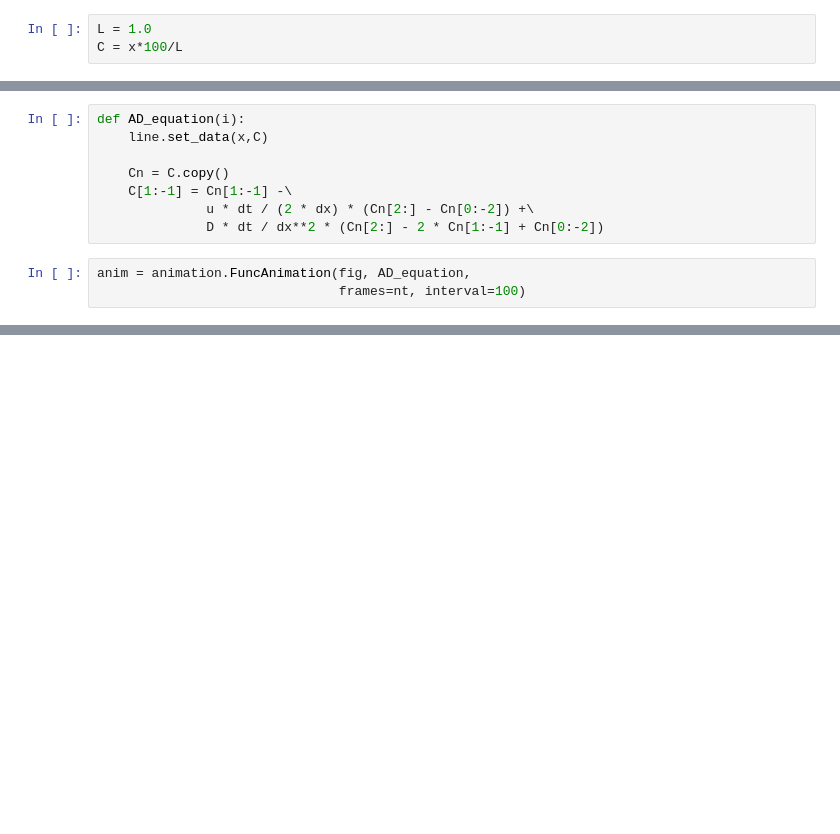
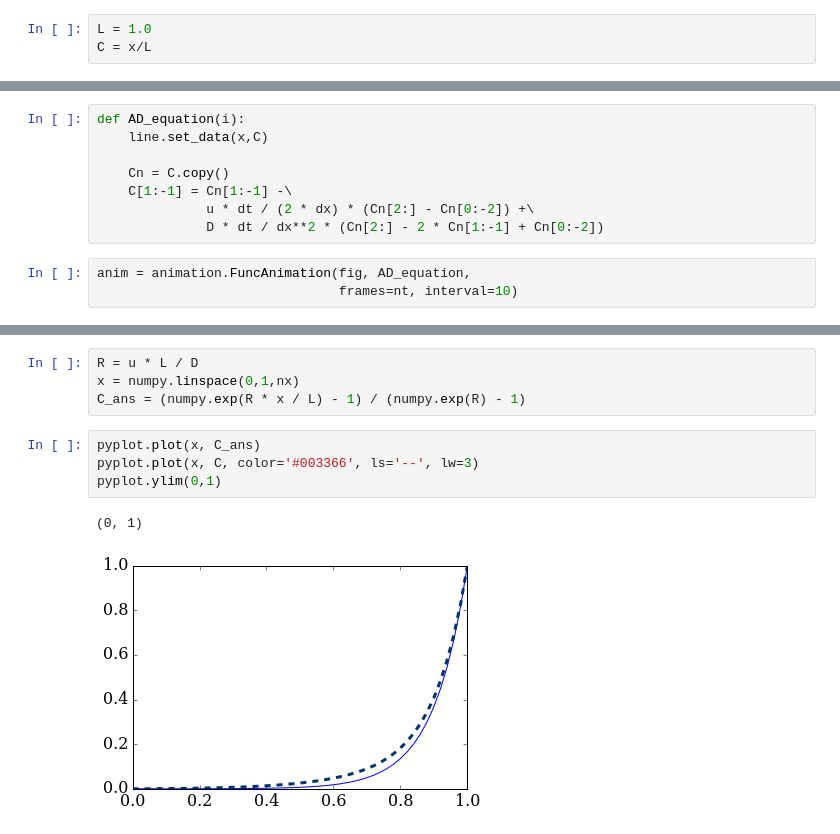
Before and after one commit to numerical-mooc/assignment-bank-2016, a Jupyter notebook: yueyang1992/AD_equation.ipynb, the cells around one changed output, grey strips where cells are left out. Saved outputs shown, nothing was run; the diff lists cells and outputs as text; blank space fills up the shorter version.

```diff
--- a/yueyang1992/AD_equation.ipynb
+++ b/yueyang1992/AD_equation.ipynb
@@ -48,6 +48,6 @@ D = 0.01    # diffusion coefficient
 x = numpy.linspace(0,1,nx)
 # %%
 L = 1.0
-C = x*100/L
+C = x/L
 # %%
 fig = pyplot.figure(figsize=(8,5))
@@ -65,8 +65,19 @@ def AD_equation(i):
               D * dt / dx**2 * (Cn[2:] - 2 * Cn[1:-1] + Cn[0:-2])
 # %%
 anim = animation.FuncAnimation(fig, AD_equation,
-                               frames=nt, interval=100)
+                               frames=nt, interval=10)
 # %%
 HTML(anim.to_html5_video())
 # %% [output]
 [interactive output not drawn]
+# %%
+R = u * L / D
+x = numpy.linspace(0,1,nx)
+C_ans = (numpy.exp(R * x / L) - 1) / (numpy.exp(R) - 1)
+# %%
+pyplot.plot(x, C_ans)
+pyplot.plot(x, C, color='#003366', ls='--', lw=3)
+pyplot.ylim(0,1)
+# %% [output]
+(0, 1)
+[figure, added]
```
Also changed, not shown: parts of 6 cells of this notebook.
